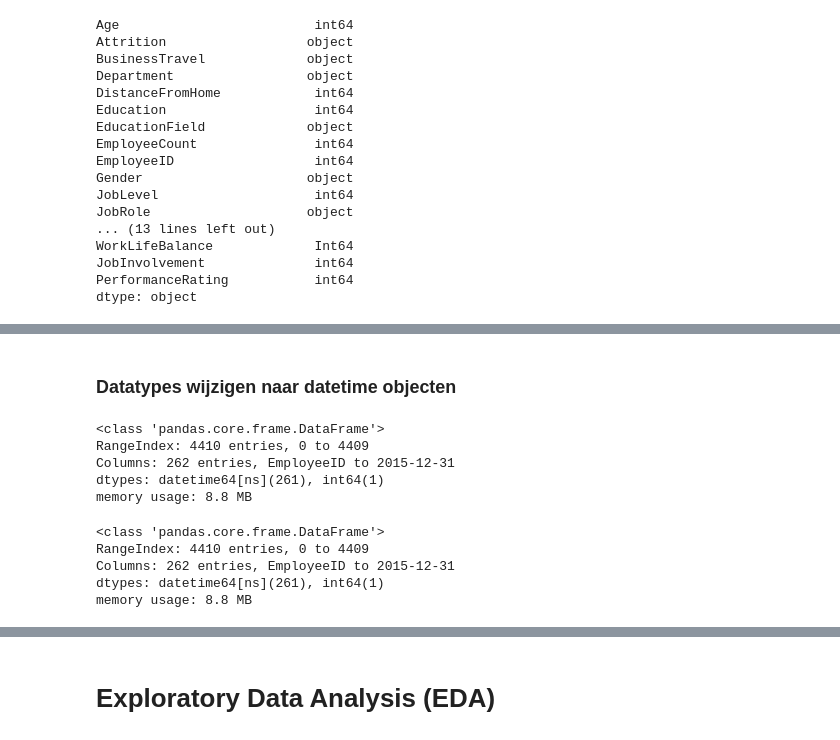
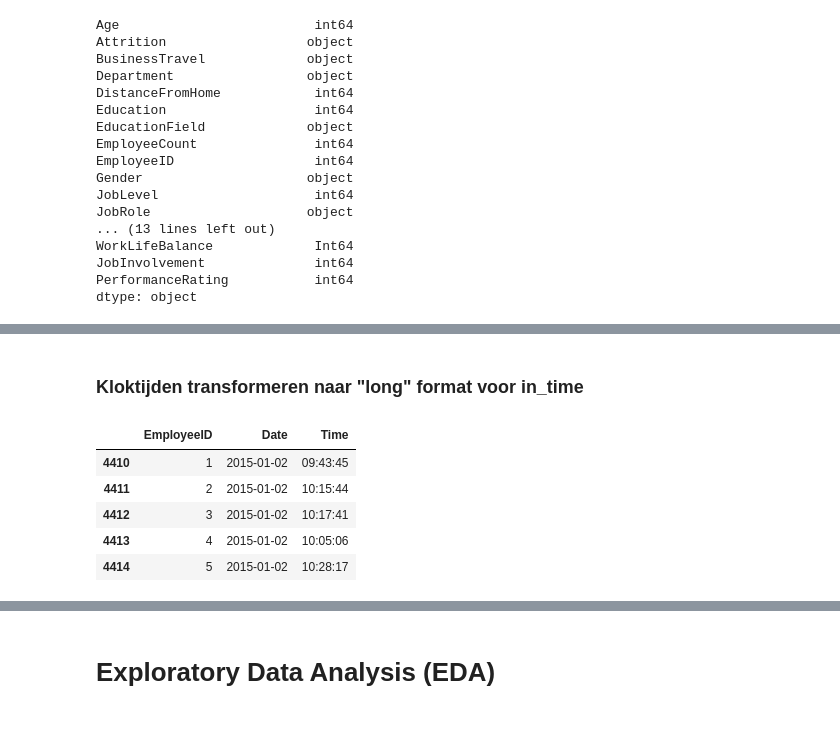
Before and after one commit to SevenNightsDarkCrow/Business_Analytics_I-HR, a Jupyter notebook: Notebooks/Onderzoek.ipynb, the cells around one changed output, grey strips where cells are left out. Cells and saved outputs as stored; diff of their text form; code cells hidden in the pictures.

```diff
--- a/Notebooks/Onderzoek.ipynb
+++ b/Notebooks/Onderzoek.ipynb
@@ -695,5 +695,3 @@ out_time.rename(
     # Wijziging opslaan
     inplace=True
     )
-# %% [markdown]
-### Datatypes wijzigen naar datetime objecten
@@ -732,16 +698,27 @@ for column in out_time.columns:
-# %%
-in_time.info()
-# %% [output]
-<class 'pandas.core.frame.DataFrame'>
-RangeIndex: 4410 entries, 0 to 4409
-Columns: 262 entries, EmployeeID to 2015-12-31
-dtypes: datetime64[ns](261), int64(1)
-memory usage: 8.8 MB
-# %%
-out_time.info()
-# %% [output]
-<class 'pandas.core.frame.DataFrame'>
-RangeIndex: 4410 entries, 0 to 4409
-Columns: 262 entries, EmployeeID to 2015-12-31
-dtypes: datetime64[ns](261), int64(1)
-memory usage: 8.8 MB
+# %% [markdown]
+### Kloktijden transformeren naar "long" format voor in_time
+# %%
+# Transformeer in_time naar long format
+in_time_long = pd.melt(in_time, id_vars=["EmployeeID"], var_name="Date", value_name="Timestamp")
+
+# Zet de Timestamp kolom om naar datetime format
+in_time_long["Timestamp"] = pd.to_datetime(in_time_long["Timestamp"])
+
+# Tijd halen uit de timestamp
+in_time_long["Time"] = in_time_long["Timestamp"].dt.time
+
+# Kolom Timestamp verwijderen
+in_time_long.drop("Timestamp", axis=1, inplace=True)
+
+# Missende waarden verwijderen in Date en Time kolom
+in_time_long.dropna(subset=["Date", "Time"], inplace=True)
+
+# Resultaat
+in_time_long.head()
+# %% [output]
+|  | EmployeeID | Date | Time |
+| 4410 | 1 | 2015-01-02 | 09:43:45 |
+| 4411 | 2 | 2015-01-02 | 10:15:44 |
+| 4412 | 3 | 2015-01-02 | 10:17:41 |
+| 4413 | 4 | 2015-01-02 | 10:05:06 |
+| 4414 | 5 | 2015-01-02 | 10:28:17 |
```
Also changed, not shown: parts of 11 cells of this notebook.
